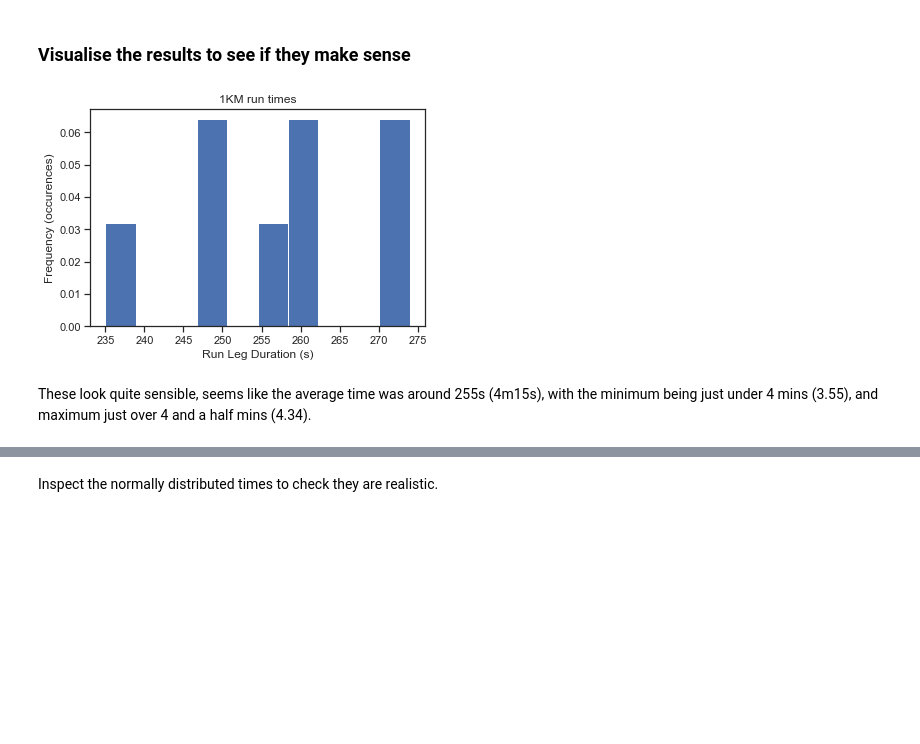
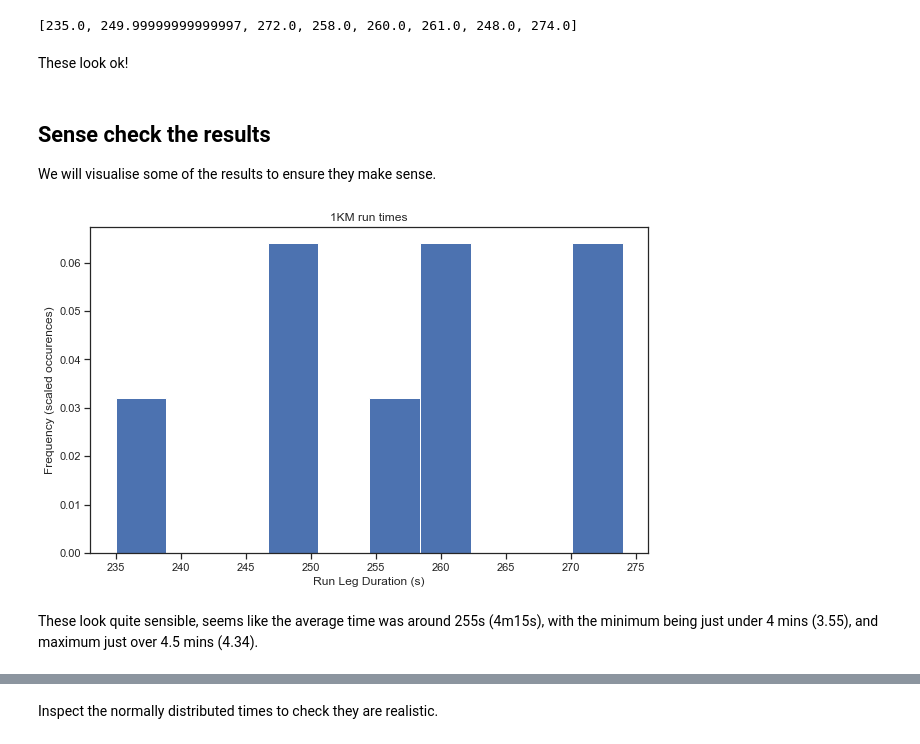
Before and after one commit to philip-papasavvas/ml_sandbox, a Jupyter notebook: notebook-projects/hyrox_simulation.ipynb, the cells around one changed output, grey strips where cells are left out. Drawn from its saved outputs; the diff is of its cells as text; code cells hidden in the pictures; blank space fills up the shorter version.

Commit message:
updated HYROX notebook and added photo of different stations

```diff
--- a/notebook-projects/hyrox_simulation.ipynb
+++ b/notebook-projects/hyrox_simulation.ipynb
@@ -40,5 +56,5 @@ rock_zone = 4.59
 # %%
-functional_station_secs = {
+functional_station_s = {
     k: 60*int(functional_stations[k]) + 100*(functional_stations[k] % 1)
     for k, v in functional_stations.items()}
 
@@ -46,13 +75,21 @@ run_legs_s = [60*int(k) + 100*(k % 1) for k in run_legs.values()] # 60 * int(k)
+# %%
+run_legs_s
+# %% [output]
+[235.0, 249.99999999999997, 272.0, 258.0, 260.0, 261.0, 248.0, 274.0]
+# %% [markdown]
+These look ok!
 # %% [markdown]
-### Visualise the results to see if they make sense
+## Sense check the results
+We will visualise some of the results to ensure they make sense.
 # %%
+plt.figure(figsize=(10,6))
 plt.hist(run_legs_s,
         density=True)
 plt.xlabel("Run Leg Duration (s)")
-plt.ylabel("Frequency (occurences)")
+plt.ylabel("Frequency (scaled occurences)")
 plt.title("1KM run times")
 plt.show()
 # %% [output]
-[figure, old version]
+[figure, new version]
 # %% [markdown]
-These look quite sensible, seems like the average time was around 255s (4m15s), with the minimum being just under 4 mins (3.55), and maximum just over 4 and a half mins (4.34).
+These look quite sensible, seems like the average time was around 255s (4m15s), with the minimum being just under 4 mins (3.55), and maximum just over 4.5 mins (4.34).
```
Also changed, not shown: parts of 27 cells of this notebook, 1 other file.
